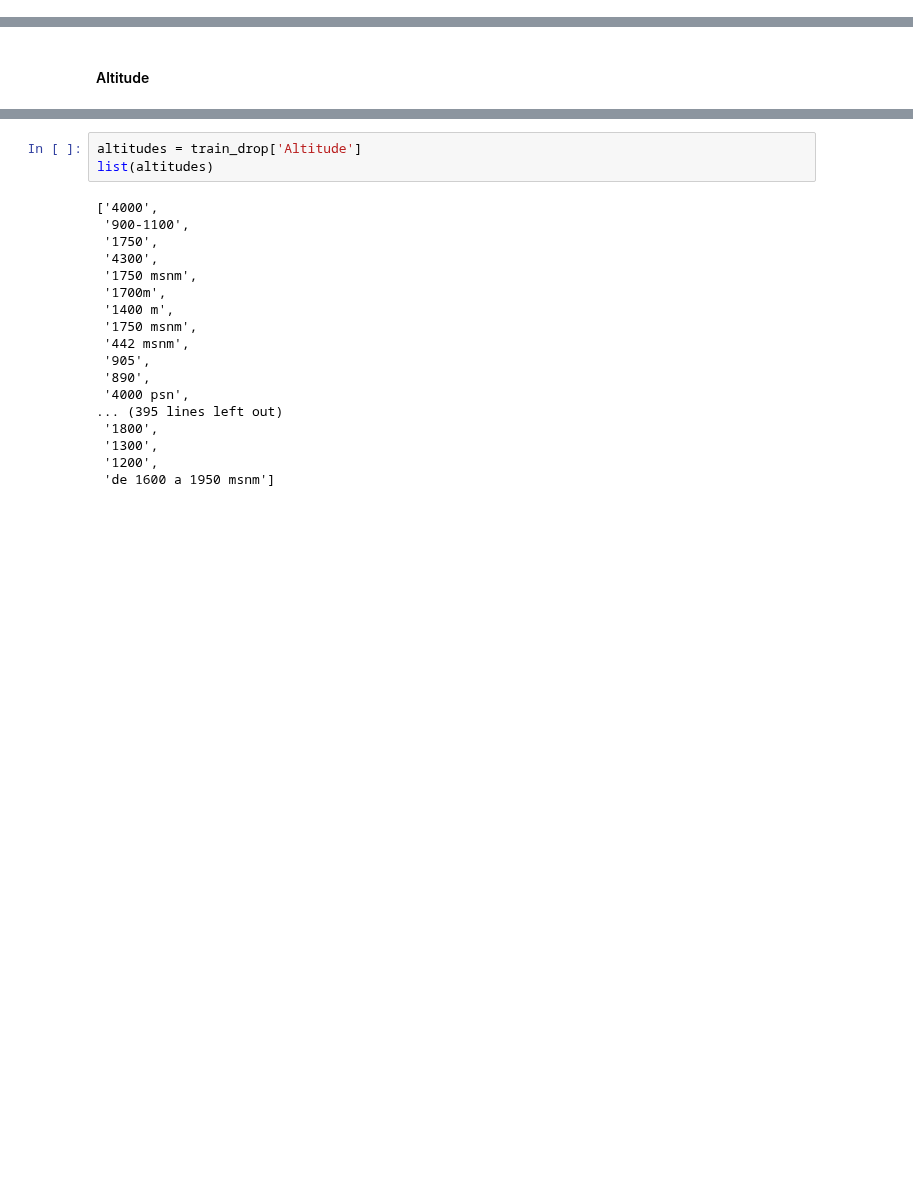
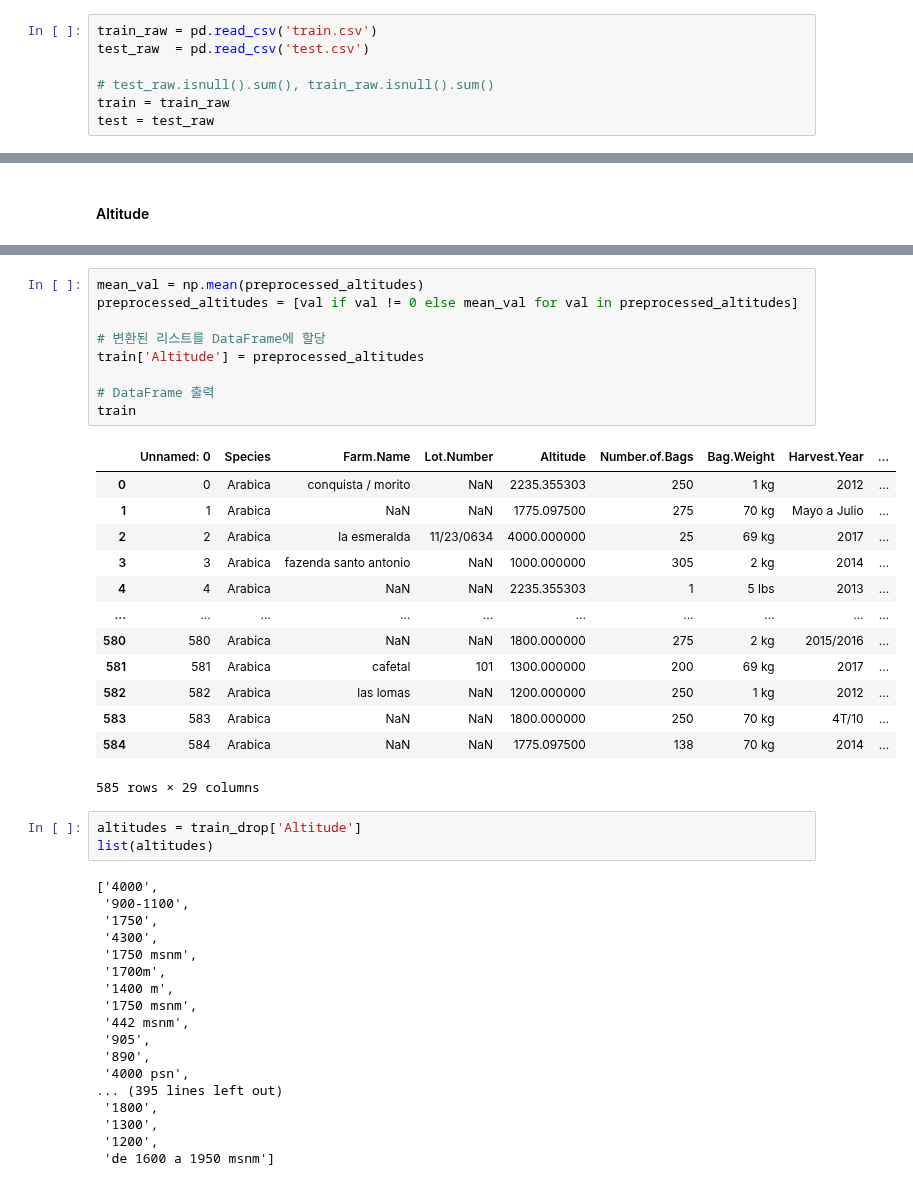
Before and after one commit to ben8169/Study, a Jupyter notebook: ml_class/project/preprocessing.ipynb, the cells around one changed output, grey strips where cells are left out. Drawn from its saved outputs; the diff is of its cells as text; blank space fills up the shorter version.

```diff
--- a/ml_class/project/preprocessing.ipynb
+++ b/ml_class/project/preprocessing.ipynb
@@ -20,0 +4,7 @@ train
+# %%
+train_raw = pd.read_csv('train.csv')
+test_raw  = pd.read_csv('test.csv')
+
+# test_raw.isnull().sum(), train_raw.isnull().sum()
+train = train_raw
+test = test_raw
@@ -94,3 +113,26 @@ preprocessed_altitudes = preprocess_altitudes(altitudes)
+# %%
+mean_val = np.mean(preprocessed_altitudes)
+preprocessed_altitudes = [val if val != 0 else mean_val for val in preprocessed_altitudes]
+
+# 변환된 리스트를 DataFrame에 할당
+train['Altitude'] = preprocessed_altitudes
+
+# DataFrame 출력
+train
+# %% [output]
+|  | Unnamed: 0 | Species | Farm.Name | Lot.Number | Altitude | Number.of.Bags | Bag.Weight | Harvest.Year | ... |
+| 0 | 0 | Arabica | conquista / morito | NaN | 2235.355303 | 250 | 1 kg | 2012 | ... |
+| 1 | 1 | Arabica | NaN | NaN | 1775.097500 | 275 | 70 kg | Mayo a Julio | ... |
+| 2 | 2 | Arabica | la esmeralda | 11/23/0634 | 4000.000000 | 25 | 69 kg | 2017 | ... |
+| 3 | 3 | Arabica | fazenda santo antonio | NaN | 1000.000000 | 305 | 2 kg | 2014 | ... |
+| 4 | 4 | Arabica | NaN | NaN | 2235.355303 | 1 | 5 lbs | 2013 | ... |
+| ... | ... | ... | ... | ... | ... | ... | ... | ... | ... |
+| 580 | 580 | Arabica | NaN | NaN | 1800.000000 | 275 | 2 kg | 2015/2016 | ... |
+| 581 | 581 | Arabica | cafetal | 101 | 1300.000000 | 200 | 69 kg | 2017 | ... |
+| 582 | 582 | Arabica | las lomas | NaN | 1200.000000 | 250 | 1 kg | 2012 | ... |
+| 583 | 583 | Arabica | NaN | NaN | 1800.000000 | 250 | 70 kg | 4T/10 | ... |
+| 584 | 584 | Arabica | NaN | NaN | 1775.097500 | 138 | 70 kg | 2014 | ... |
+585 rows × 29 columns
 # %%
 altitudes = train_drop['Altitude']
 list(altitudes)
```
Also changed, not shown: parts of 11 cells of this notebook.
